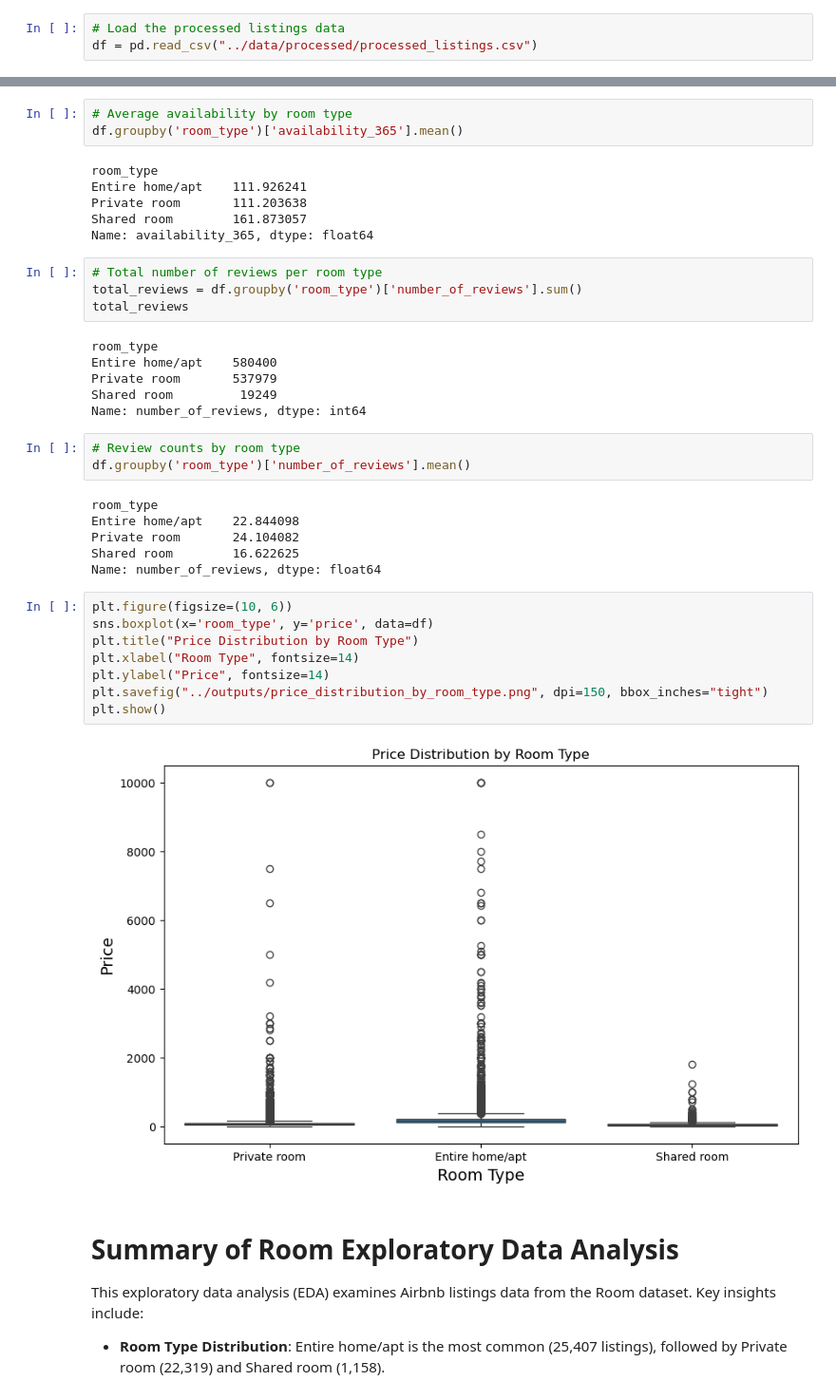
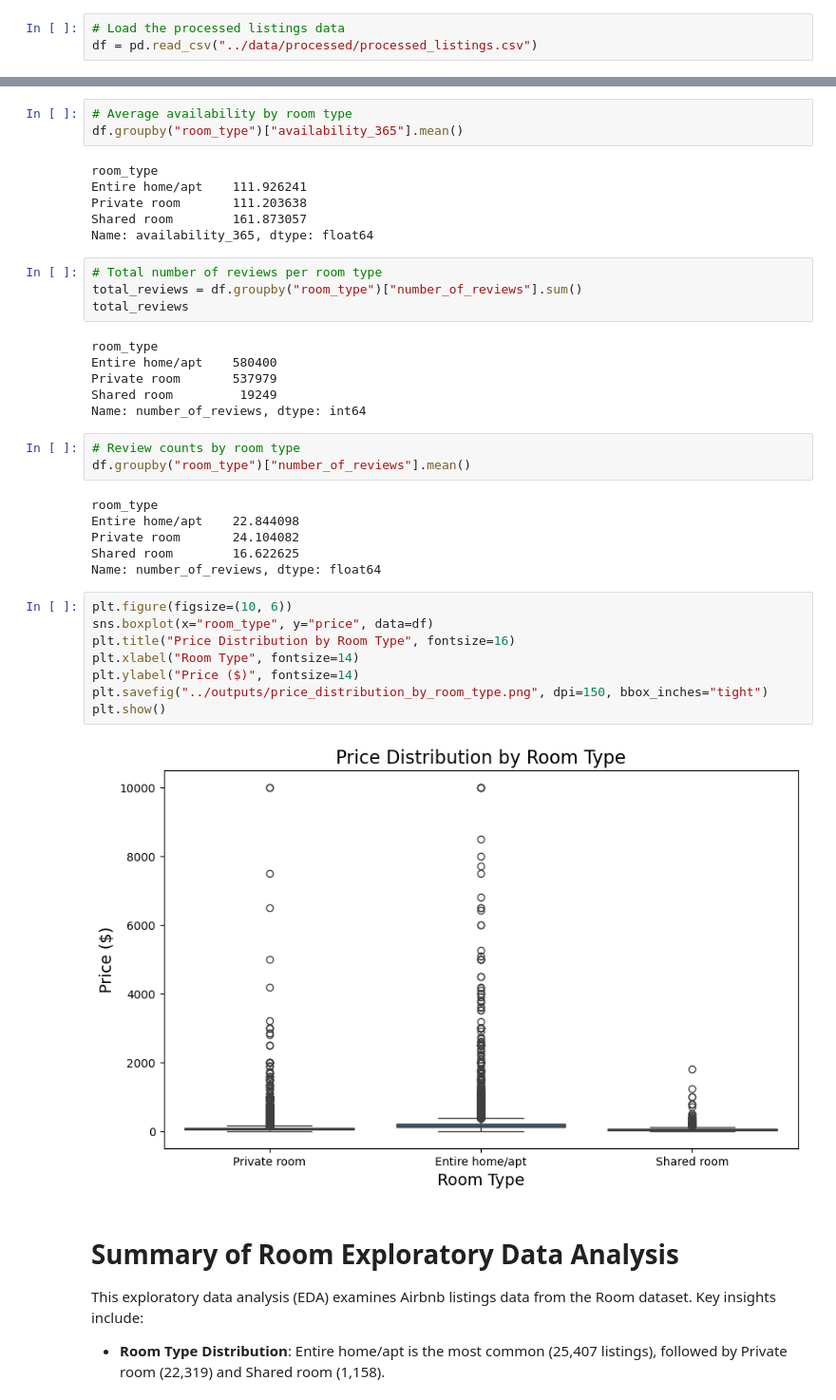
Before and after one commit to bensxnisaac/AirBnB-Data-Analysis, a Jupyter notebook: notebooks/03_room_eda.ipynb, the cells around one changed output, grey strips where cells are left out. Shown at 95% size. Cells and saved outputs as stored; diff of their text form.

```diff
--- a/notebooks/03_room_eda.ipynb
+++ b/notebooks/03_room_eda.ipynb
@@ -42,7 +42,7 @@ Shared room         70.248705
 Name: price, dtype: float64
 # %%
 # Average availability by room type
-df.groupby('room_type')['availability_365'].mean()
+df.groupby("room_type")["availability_365"].mean()
 # %% [output]
 room_type
 Entire home/apt    111.926241
@@ -51,7 +51,7 @@ Shared room        161.873057
 Name: availability_365, dtype: float64
 # %%
 # Total number of reviews per room type
-total_reviews = df.groupby('room_type')['number_of_reviews'].sum()
+total_reviews = df.groupby("room_type")["number_of_reviews"].sum()
 total_reviews
 # %% [output]
 room_type
@@ -61,7 +61,7 @@ Shared room         19249
 Name: number_of_reviews, dtype: int64
 # %%
 # Review counts by room type
-df.groupby('room_type')['number_of_reviews'].mean()
+df.groupby("room_type")["number_of_reviews"].mean()
 # %% [output]
 room_type
 Entire home/apt    22.844098
@@ -70,14 +70,14 @@ Shared room        16.622625
 Name: number_of_reviews, dtype: float64
 # %%
 plt.figure(figsize=(10, 6))
-sns.boxplot(x='room_type', y='price', data=df)
-plt.title("Price Distribution by Room Type")
+sns.boxplot(x="room_type", y="price", data=df)
+plt.title("Price Distribution by Room Type", fontsize=16)
 plt.xlabel("Room Type", fontsize=14)
-plt.ylabel("Price", fontsize=14)
+plt.ylabel("Price ($)", fontsize=14)
 plt.savefig("../outputs/price_distribution_by_room_type.png", dpi=150, bbox_inches="tight")
 plt.show()
 # %% [output]
-[figure, old version]
+[figure, new version]
 # %% [markdown]
 # Summary of Room Exploratory Data Analysis
 
```
Also changed, not shown: parts of 3 cells of this notebook, 30 other files.
